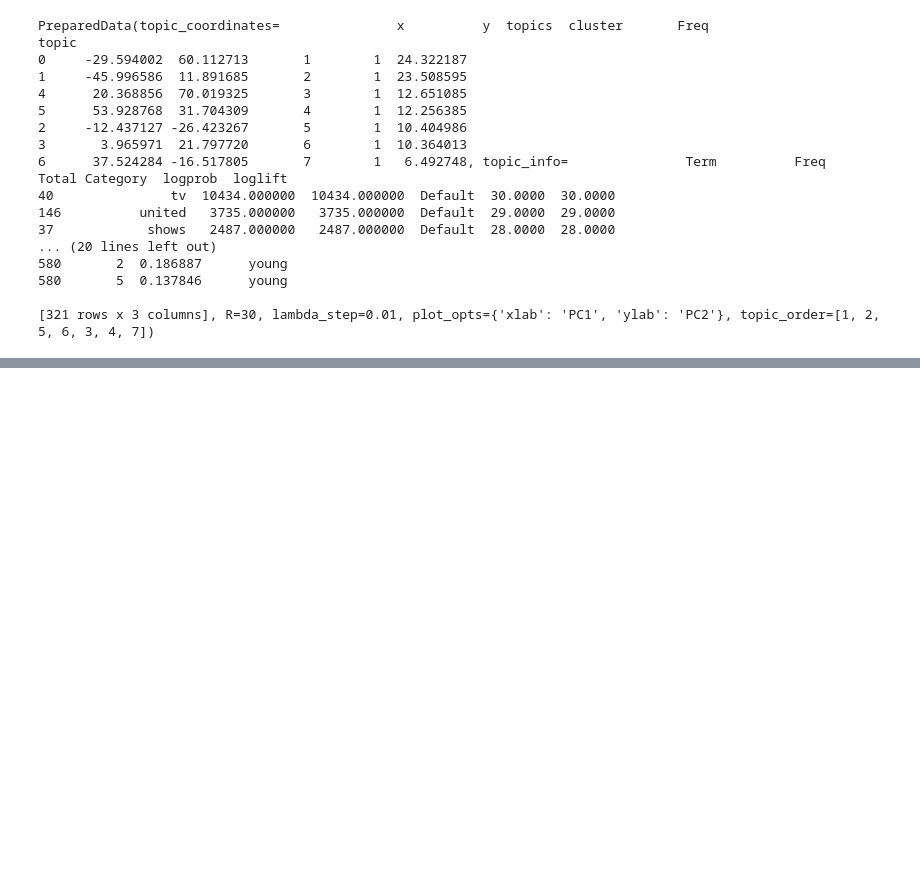
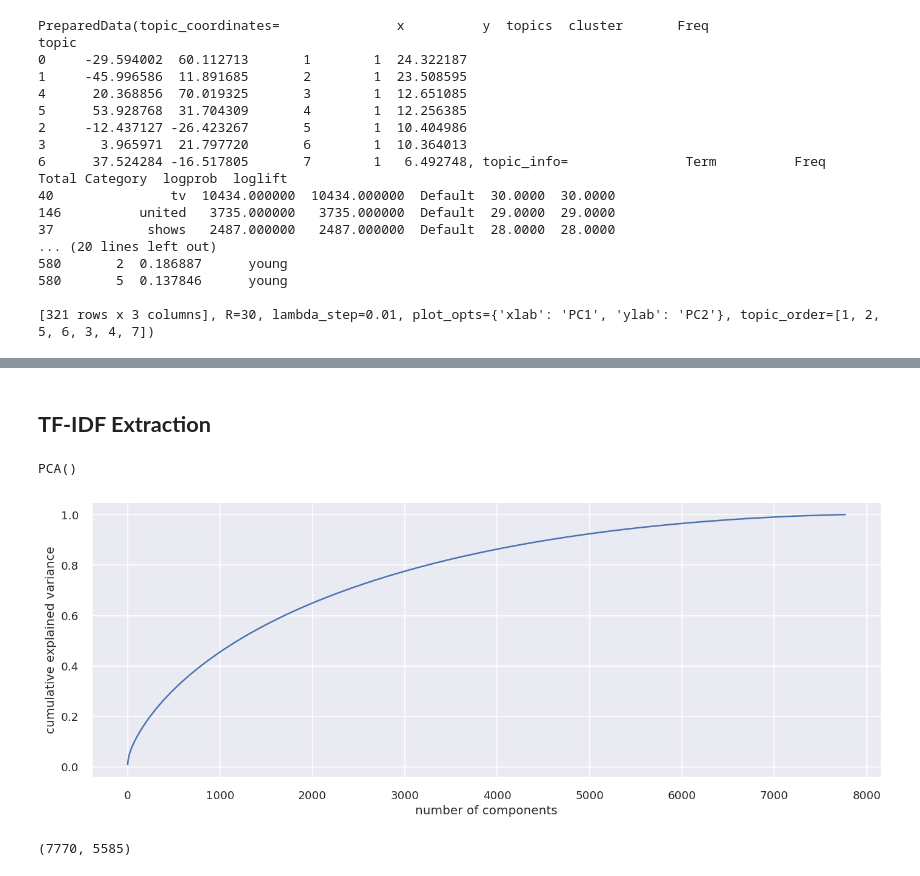
Before and after one commit to Bhushan271098/NETFLIX-MOVIES-AND-TV-SHOWS-CLUSTERING, a Jupyter notebook: Copy_of_NETFLIX_MOVIES_AND_TV_SHOWS_CLUSTERING.ipynb, the cells around one changed output, grey strips where cells are left out. Cells and saved outputs as stored; diff of their text form; code cells hidden in the pictures; blank space fills up the shorter version.

```diff
--- a/Copy_of_NETFLIX_MOVIES_AND_TV_SHOWS_CLUSTERING.ipynb
+++ b/Copy_of_NETFLIX_MOVIES_AND_TV_SHOWS_CLUSTERING.ipynb
@@ -1166,0 +1425,30 @@ topic
+# %% [markdown]
+## **TF-IDF Extraction**
+# %%
+# create bag of words
+bag_of_words = cluster_df.cluster_data
+# %%
+t_vectorizer = TfidfVectorizer(max_features=20000)
+X= t_vectorizer.fit_transform(bag_of_words)
+# %%
+pca = PCA()
+pca.fit(X.toarray())
+# %% [output]
+PCA()
+# %%
+# Lets plot explained var v/s comp to check how many components to be considered.
+plt.figure(figsize=(14,5), dpi=120)
+plt.plot(np.cumsum(pca.explained_variance_ratio_))
+plt.xlabel('number of components')
+plt.ylabel('cumulative explained variance')
+plt.show()
+# %% [output]
+[figure, added]
+# %%
+# shape after using PCA
+pca_tuned = PCA(n_components=0.95)
+pca_tuned.fit(X.toarray())
+X_transformed = pca_tuned.transform(X.toarray())
+X_transformed.shape
+# %% [output]
+(7770, 5585)
```
Also changed, not shown: parts of 58 cells of this notebook.
